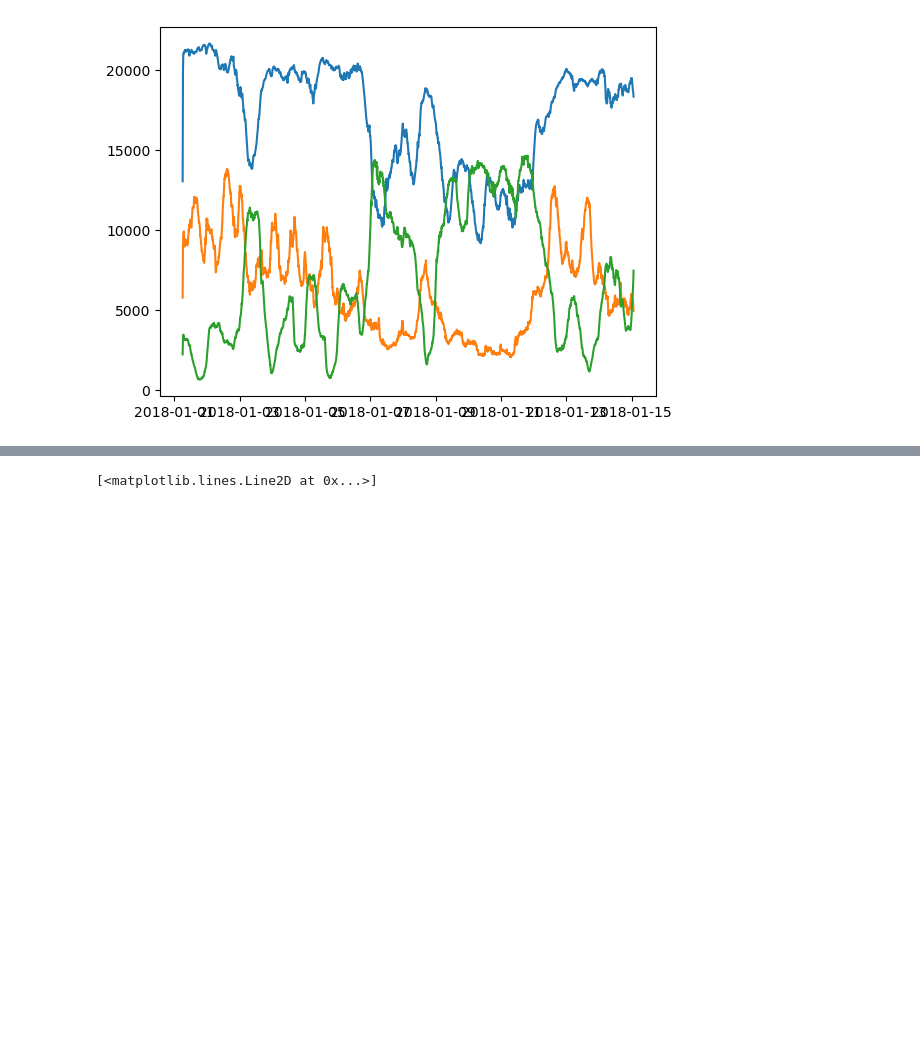
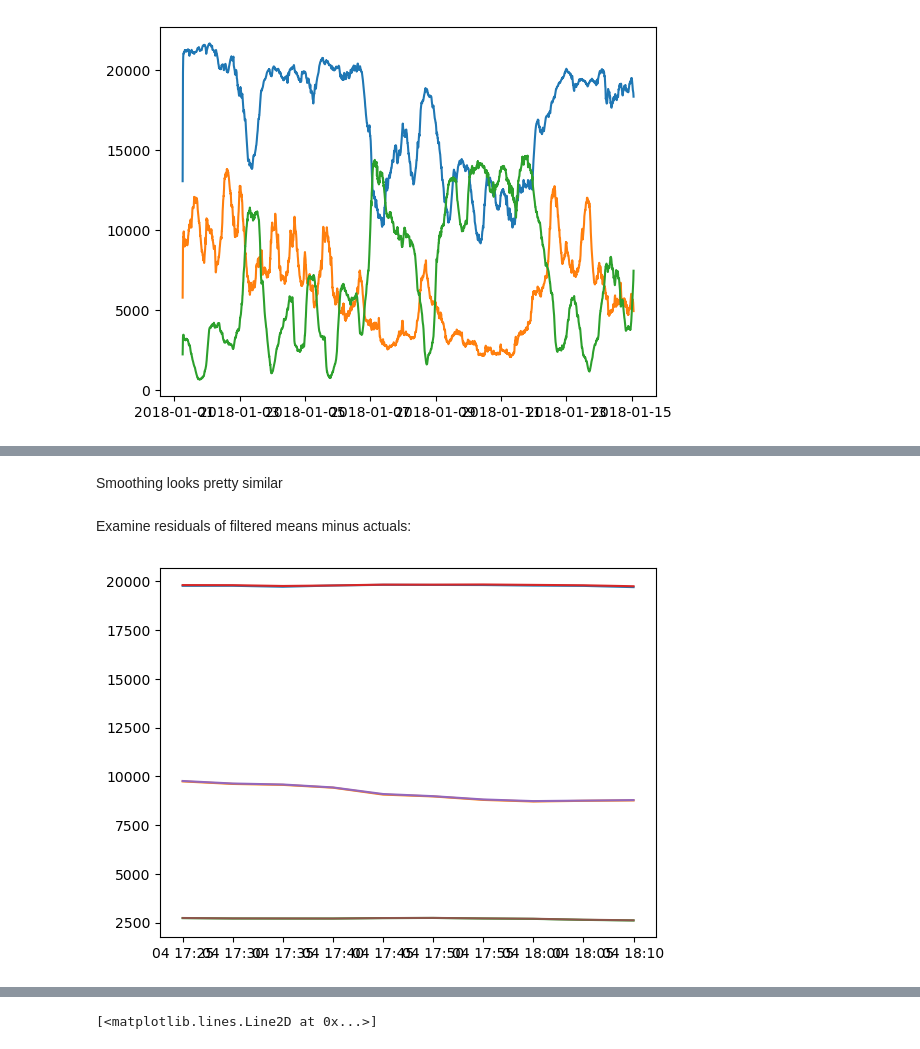
Before and after one commit to QingweiMeng1234/Project-1018, a Jupyter notebook: GenMixAnalysis/CC_GenFuelMix_Kalman.ipynb, the cells around one changed output, grey strips where cells are left out. Cells and saved outputs as stored; diff of their text form; code cells hidden in the pictures; blank space fills up the shorter version.

```diff
--- a/GenMixAnalysis/CC_GenFuelMix_Kalman.ipynb
+++ b/GenMixAnalysis/CC_GenFuelMix_Kalman.ipynb
@@ -408,0 +493,12 @@ plt.plot(GenMix_cons_train['datetime'],filtered_state_means)
+# %% [markdown]
+Smoothing looks pretty similar
+# %% [markdown]
+Examine residuals of filtered means minus actuals:
+# %%
+ii = 1000
+jj = 1010
+plt.plot(GenMix_cons_train['datetime'][ii:jj],data[ii:jj])
+plt.plot(GenMix_cons_train['datetime'][ii:jj],filtered_state_means[ii:jj])
+plt.show()
+# %% [output]
+[figure, added]
```
Also changed, not shown: parts of 54 cells of this notebook, 2 other files.
